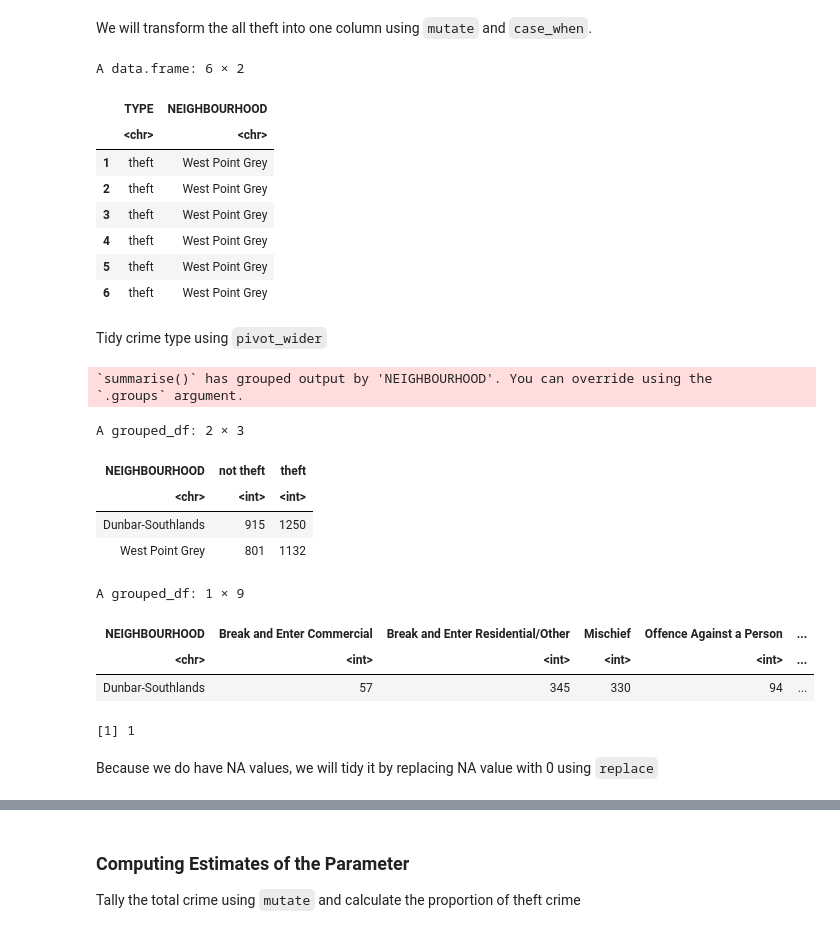
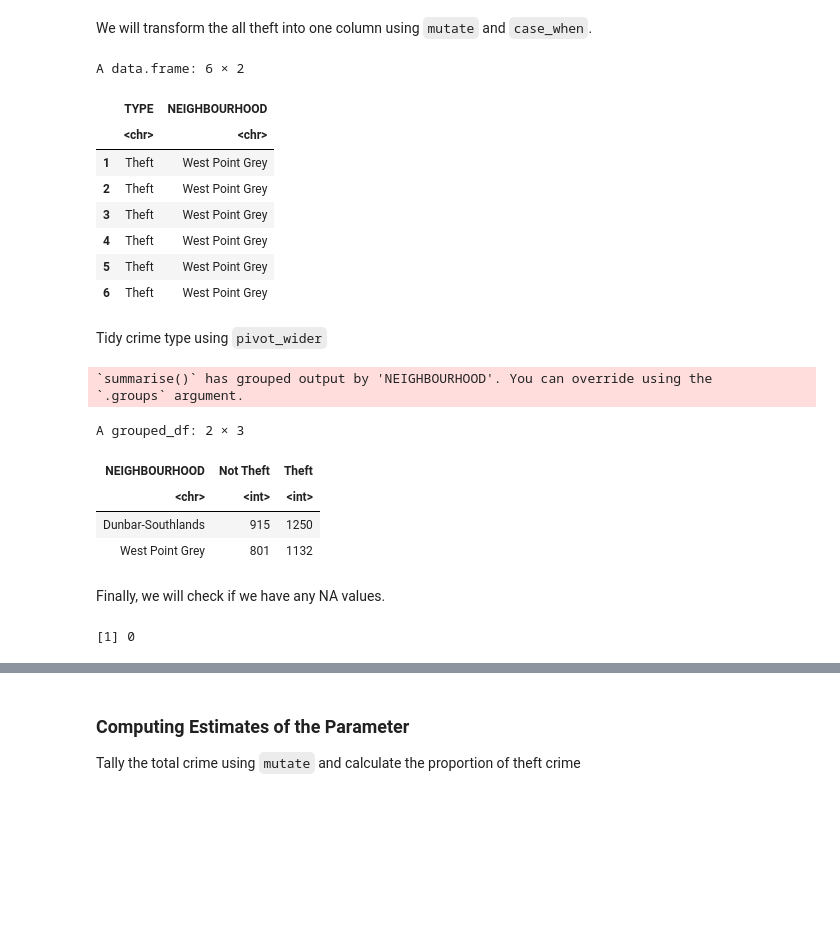
Before and after one commit to fankayii/STAT201_34, a Jupyter notebook: Final Project.ipynb, the cells around one changed output, grey strips where cells are left out. Saved outputs shown, nothing was run; the diff lists cells and outputs as text; code cells hidden in the pictures; blank space fills up the shorter version.

```diff
--- a/Final Project.ipynb
+++ b/Final Project.ipynb
@@ -78,20 +87,20 @@ We will transform the all theft into one column using `mutate` and `case_when`.
 # %%
 crime_transform <- crime_recent_5_years %>%
   mutate(TYPE= case_when(
-    TYPE %in% c("Other Theft", "Theft from Vehicle", "Theft of Bicycle", "Theft of Vehicle") ~ "theft",
-    TRUE ~ "not theft"
+    TYPE %in% c("Other Theft", "Theft from Vehicle", "Theft of Bicycle", "Theft of Vehicle") ~ "Theft",
+    TRUE ~ "Not Theft"
   ))
 head(crime_transform)
 # %% [output]
 A data.frame: 6 × 2
 |  | TYPE | NEIGHBOURHOOD |
 |  | <chr> | <chr> |
-| 1 | theft | West Point Grey |
-| 2 | theft | West Point Grey |
-| 3 | theft | West Point Grey |
-| 4 | theft | West Point Grey |
-| 5 | theft | West Point Grey |
-| 6 | theft | West Point Grey |
+| 1 | Theft | West Point Grey |
+| 2 | Theft | West Point Grey |
+| 3 | Theft | West Point Grey |
+| 4 | Theft | West Point Grey |
+| 5 | Theft | West Point Grey |
+| 6 | Theft | West Point Grey |
 # %% [markdown]
 Tidy crime type using `pivot_wider`
 # %%
@@ -105,19 +114,14 @@ head(crime_type_pivot)
 `summarise()` has grouped output by 'NEIGHBOURHOOD'. You can override using the
 `.groups` argument.
 A grouped_df: 2 × 3
-| NEIGHBOURHOOD | not theft | theft |
+| NEIGHBOURHOOD | Not Theft | Theft |
 | <chr> | <int> | <int> |
 | Dunbar-Southlands | 915 | 1250 |
 | West Point Grey | 801 | 1132 |
+# %% [markdown]
+Finally, we will check if we have any NA values.
 # %%
-na_rows <- crime_theft[!complete.cases(crime_theft), ]
-na_rows
+na_rows <- crime_type_pivot[!complete.cases(crime_type_pivot), ]
 nrow(na_rows)
 # %% [output]
-A grouped_df: 1 × 9
+[1] 0
-| NEIGHBOURHOOD | Break and Enter Commercial | Break and Enter Residential/Other | Mischief | Offence Against a Person | ... |
-| <chr> | <int> | <int> | <int> | <int> | ... |
-| Dunbar-Southlands | 57 | 345 | 330 | 94 | ... |
-[1] 1
-# %% [markdown]
-Because we do have NA values, we will tidy it by replacing NA value with 0 using `replace`
```
Also changed, not shown: parts of 26 cells of this notebook.
